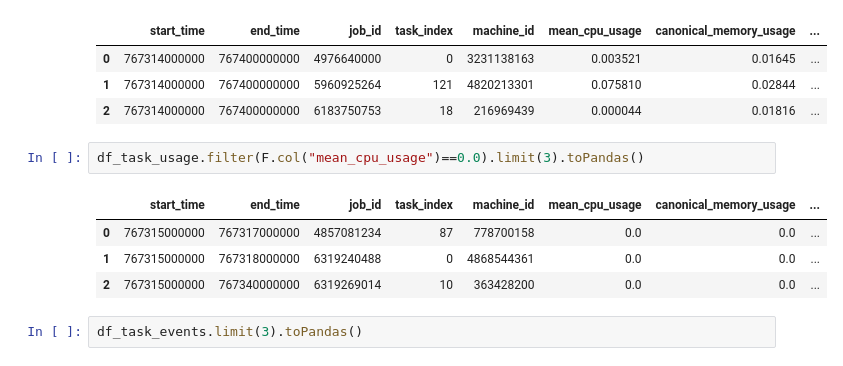
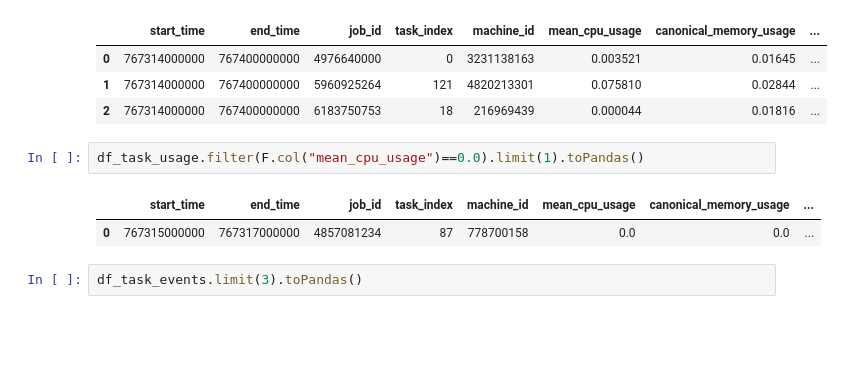
Before and after one commit to len-rtz/LDMS-google-traces-spark, a Jupyter notebook: google_cluster_analysis.ipynb, the cells around one changed output. Drawn from its saved outputs; the diff is of its cells as text; blank space fills up the shorter version.

Commit message:
Task 9

```diff
--- a/google_cluster_analysis.ipynb
+++ b/google_cluster_analysis.ipynb
@@ -761,12 +707,10 @@ df_task_usage.limit(3).toPandas()
 | 1 | 767314000000 | 767400000000 | 5960925264 | 121 | 4820213301 | 0.075810 | 0.02844 | ... |
 | 2 | 767314000000 | 767400000000 | 6183750753 | 18 | 216969439 | 0.000044 | 0.01816 | ... |
 # %%
-df_task_usage.filter(F.col("mean_cpu_usage")==0.0).limit(3).toPandas()
+df_task_usage.filter(F.col("mean_cpu_usage")==0.0).limit(1).toPandas()
 # %% [output]
 |  | start_time | end_time | job_id | task_index | machine_id | mean_cpu_usage | canonical_memory_usage | ... |
 | 0 | 767315000000 | 767317000000 | 4857081234 | 87 | 778700158 | 0.0 | 0.0 | ... |
-| 1 | 767315000000 | 767318000000 | 6319240488 | 0 | 4868544361 | 0.0 | 0.0 | ... |
-| 2 | 767315000000 | 767340000000 | 6319269014 | 10 | 363428200 | 0.0 | 0.0 | ... |
 # %%
 df_task_events.limit(3).toPandas()
 # %% [output]
```
Also changed, not shown: parts of 43 cells of this notebook.
